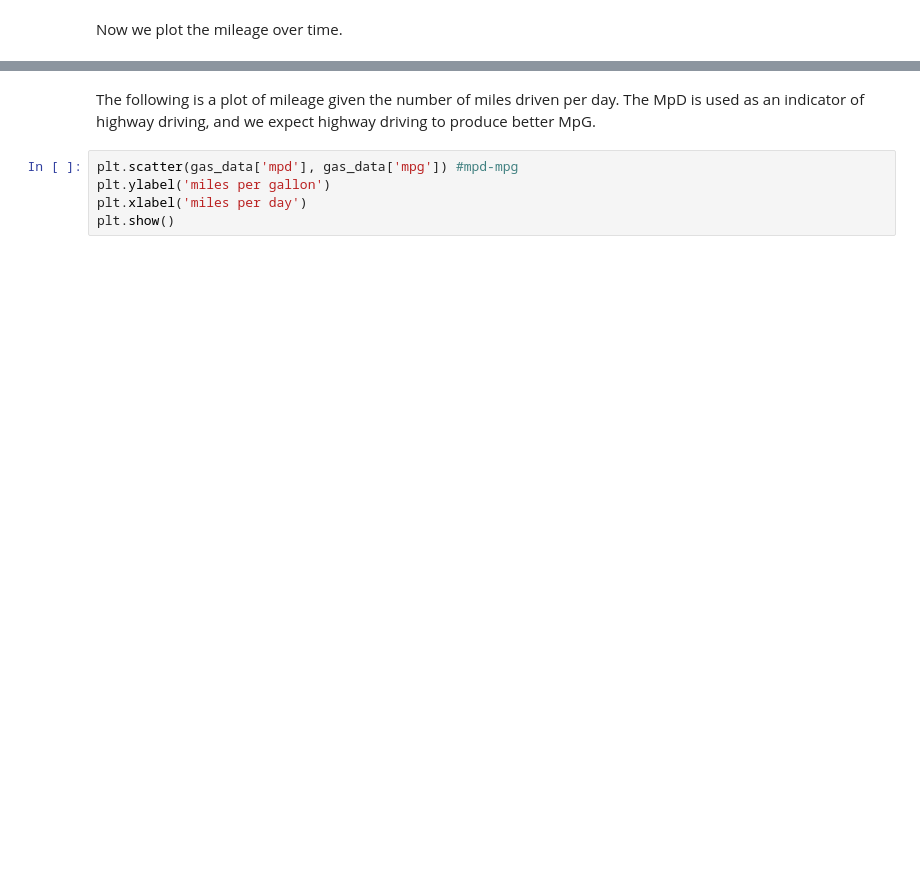
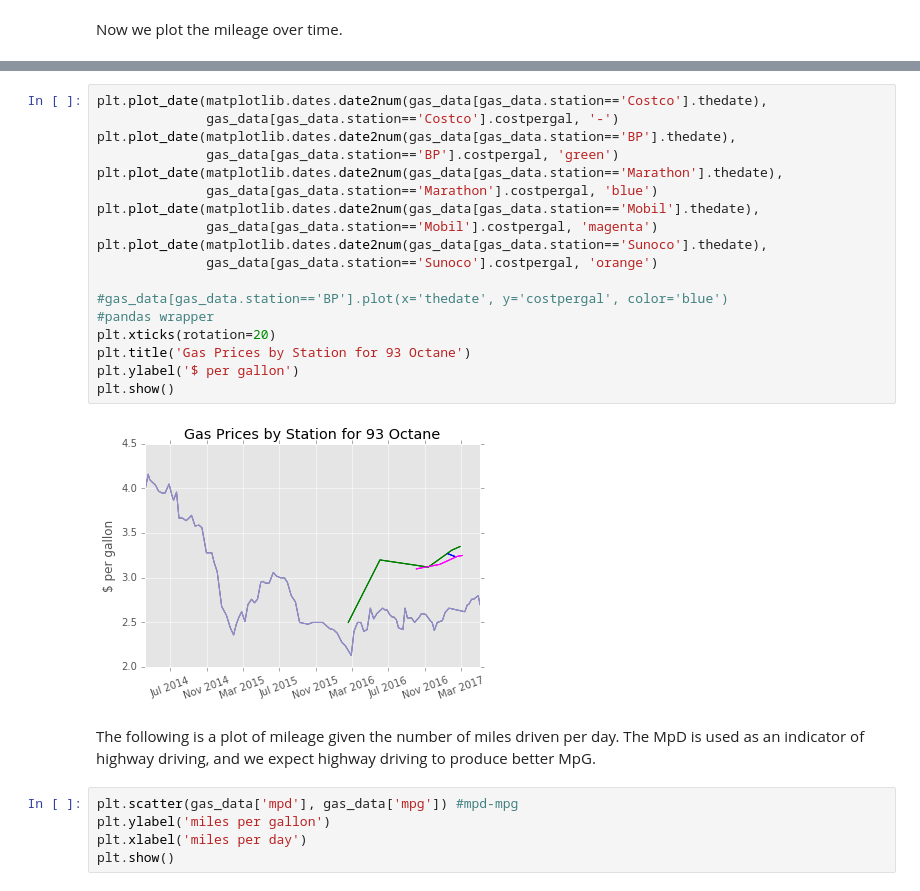
Before and after one commit to MLFontaine/data-science-side-projects, a Jupyter notebook: mpg_project/MpG_Jupyter.ipynb, the cells around one changed output, grey strips where cells are left out. Drawn from its saved outputs; the diff is of its cells as text; blank space fills up the shorter version.

```diff
--- a/mpg_project/MpG_Jupyter.ipynb
+++ b/mpg_project/MpG_Jupyter.ipynb
@@ -44,3 +74,23 @@ plt.show()
+# %%
+plt.plot_date(matplotlib.dates.date2num(gas_data[gas_data.station=='Costco'].thedate),
+              gas_data[gas_data.station=='Costco'].costpergal, '-')
+plt.plot_date(matplotlib.dates.date2num(gas_data[gas_data.station=='BP'].thedate),
+              gas_data[gas_data.station=='BP'].costpergal, 'green')
+plt.plot_date(matplotlib.dates.date2num(gas_data[gas_data.station=='Marathon'].thedate),
+              gas_data[gas_data.station=='Marathon'].costpergal, 'blue')
+plt.plot_date(matplotlib.dates.date2num(gas_data[gas_data.station=='Mobil'].thedate),
+              gas_data[gas_data.station=='Mobil'].costpergal, 'magenta')
+plt.plot_date(matplotlib.dates.date2num(gas_data[gas_data.station=='Sunoco'].thedate),
+              gas_data[gas_data.station=='Sunoco'].costpergal, 'orange')
+
+#gas_data[gas_data.station=='BP'].plot(x='thedate', y='costpergal', color='blue')
+#pandas wrapper
+plt.xticks(rotation=20)
+plt.title('Gas Prices by Station for 93 Octane')
+plt.ylabel('$ per gallon')
+plt.show()
+# %% [output]
+[figure, added]
 # %% [markdown]
 The following is a plot of mileage given the number of miles driven per day. The MpD is used as an indicator of highway driving, and we expect highway driving to produce better MpG.
 # %%
```
Also changed, not shown: parts of 25 cells of this notebook, 1 other file.
